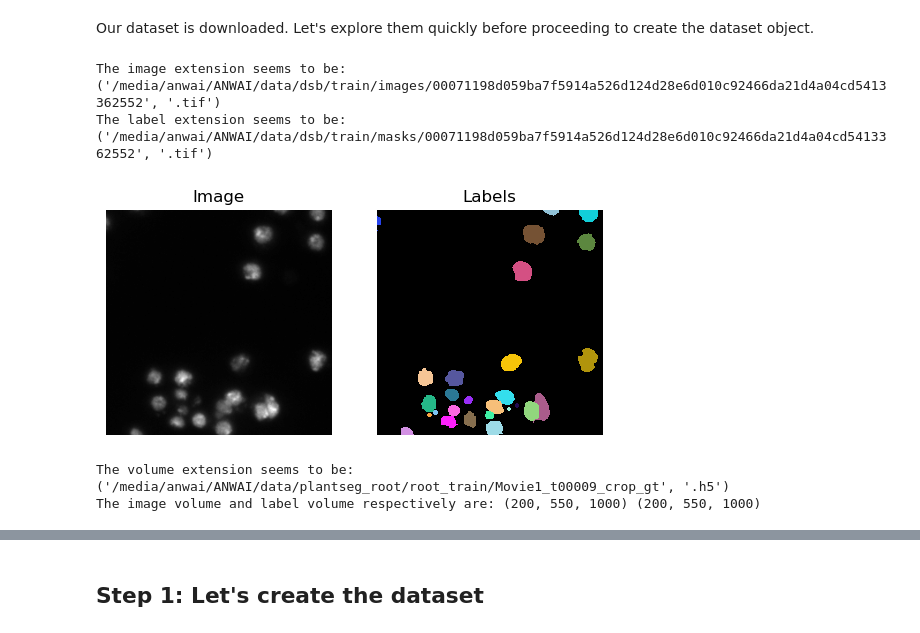
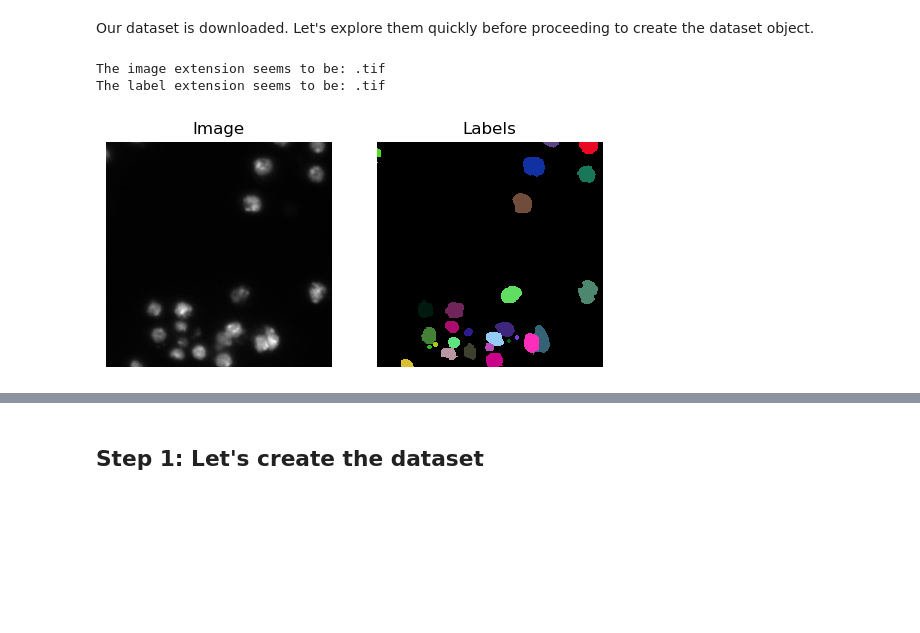
Before and after one commit to constantinpape/torch-em, a Jupyter notebook: notebooks/tutorial_create_dataloaders.ipynb, the cells around one changed output, grey strips where cells are left out. Saved outputs shown, nothing was run; the diff lists cells and outputs as text; code cells hidden in the pictures; blank space fills up the shorter version.

```diff
--- a/notebooks/tutorial_create_dataloaders.ipynb
+++ b/notebooks/tutorial_create_dataloaders.ipynb
@@ -123,58 +133,42 @@ def plot_samples(image, labels, cmap="gray", view_napari=False):
             print("Couldn't spot 'napari' to visualize the image, please make 'view_napari' to False and visualize the images in matplotlib.")
     else:
         _get_mpl_plots(image, labels)
+# %%
+dsb_path = _fetch_datasets(dataset_name="dsb", path=os.path.join(DATA_DIR, "dsb"), download=True)
+plantseg_root_path = _fetch_datasets(dataset_name="plantseg_root", path=os.path.join(DATA_DIR, "plantseg_root"), download=True)
 # %% [markdown]
 Our dataset is downloaded. Let's explore them quickly before proceeding to create the dataset object.
-# %%
-DATA_DIR = "/media/anwai/ANWAI/data/"
-
-dsb_path = _fetch_datasets(dataset_name="dsb", path=os.path.join(DATA_DIR, "dsb"), download=False)
-plantseg_root_path = _fetch_datasets(dataset_name="plantseg_root", path=os.path.join(DATA_DIR, "plantseg_root"), download=False)
 # %%
 # For DSB
-image_paths = sorted(glob(os.path.join(dsb_path, "train", "images", "*.tif")))
-label_paths = sorted(glob(os.path.join(dsb_path, "train", "masks", "*.tif")))
+# Explore where your inputs are stored, and provide the names for them here
+# We see that the DSB dataset has two splits: 'train' and 'test'
+# For simplicity, let's go ahead with the 'train' data and check it out
+#   - We observe that 'train' has two sub-directores: 'images' (input images, ) and 'masks' (instance labels)
+# Let's check them out and understand the data better.
 
-import imageio.v3 as imageio
+# First, we get all the images in the sub-directories.
+image_paths = sorted(glob(os.path.join(dsb_path, "train", "images", "*")))
+label_paths = sorted(glob(os.path.join(dsb_path, "train", "masks", "*")))
 
-print("The image extension seems to be:", os.path.splitext(image_paths[0]))
-print("The label extension seems to be:", os.path.splitext(label_paths[0]))
+# We need to know the file type to explore the images in the dataset. Let's check it out
+print("The image extension seems to be:", os.path.splitext(image_paths[0])[-1])
+print("The label extension seems to be:", os.path.splitext(label_paths[0])[-1])
 
-# It appears that the images are in tif format. It's a supported data format. Now let's check the data structure.
-
+# It appears that the images are in tif format. It's a supported data format. Now let's check how the data looks.
 image_shapes = [imageio.imread(path).shape for path in image_paths]
 label_shapes = [imageio.imread(path).shape for path in label_paths]
 
-# It appears that the images has one channel. It's a supported data structure as well. Now let's visualize one image to understand our data better.
+# Q. check the input shapes from above, are they consistently the same for all images? are they one channel or more than one?
+
+# It appears that the images have a consistent shape throughout and have one input channel. It's a supported data structure as well. Now let's visualize one image to understand our data better.
 for image_path, label_path in zip(image_paths, label_paths):
     image = imageio.imread(image_path)
     labels = imageio.imread(label_path)
 
     plot_samples(image, labels)
 
     break  # it's enough to check a few samples, feel free to explore the entire dataset
 # %% [output]
-The image extension seems to be: ('/media/anwai/ANWAI/data/dsb/train/images/00071198d059ba7f5914a526d124d28e6d010c92466da21d4a04cd5413362552', '.tif')
-The label extension seems to be: ('/media/anwai/ANWAI/data/dsb/train/masks/00071198d059ba7f5914a526d124d28e6d010c92466da21d4a04cd5413362552', '.tif')
+The image extension seems to be: .tif
+The label extension seems to be: .tif
-[figure, old version]
+[figure, new version]
-# %%
-# For PlantSeg
-volume_paths = glob(os.path.join(plantseg_root_path, "*"))
-
-print("The volume extension seems to be:", os.path.splitext(volume_paths[0]))
-
-# It appears that the images are in hdf5 format.
-
-# Let's try to open one image first
-import h5py
-
-with h5py.File(volume_paths[0]) as f:
-    image = f["raw"][:]
-    label = f["label"][:]
-
-    print("The image volume and label volume respectively are:", image.shape, label.shape)
-
-    plot_samples(image, label, view_napari=True)
-# %% [output]
-The volume extension seems to be: ('/media/anwai/ANWAI/data/plantseg_root/root_train/Movie1_t00009_crop_gt', '.h5')
-The image volume and label volume respectively are: (200, 550, 1000) (200, 550, 1000)
```
Also changed, not shown: parts of 19 cells of this notebook.
